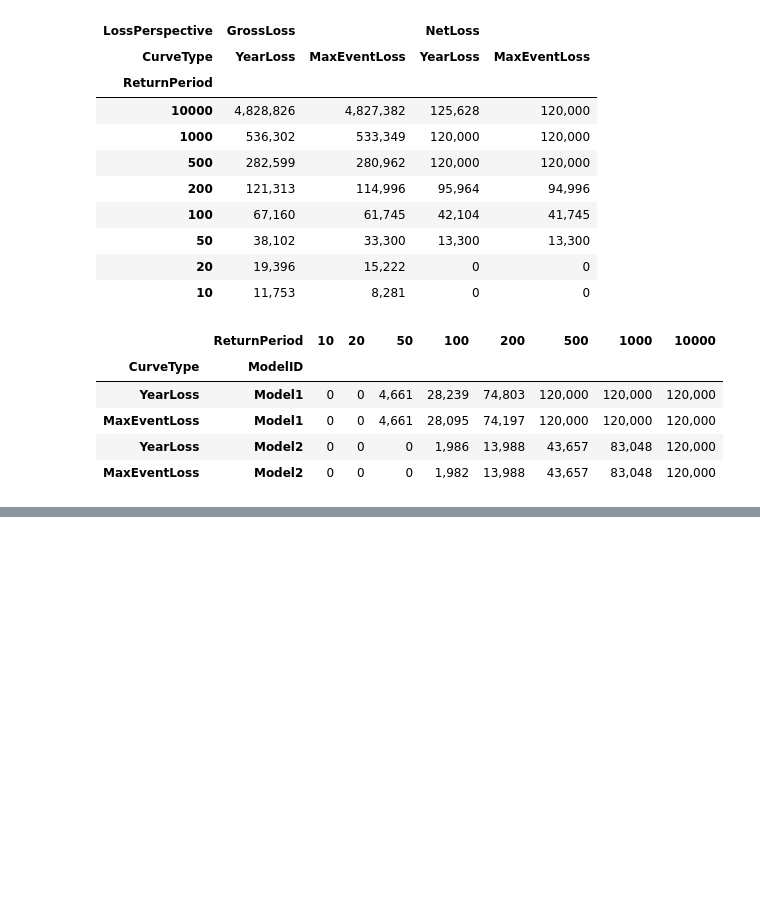
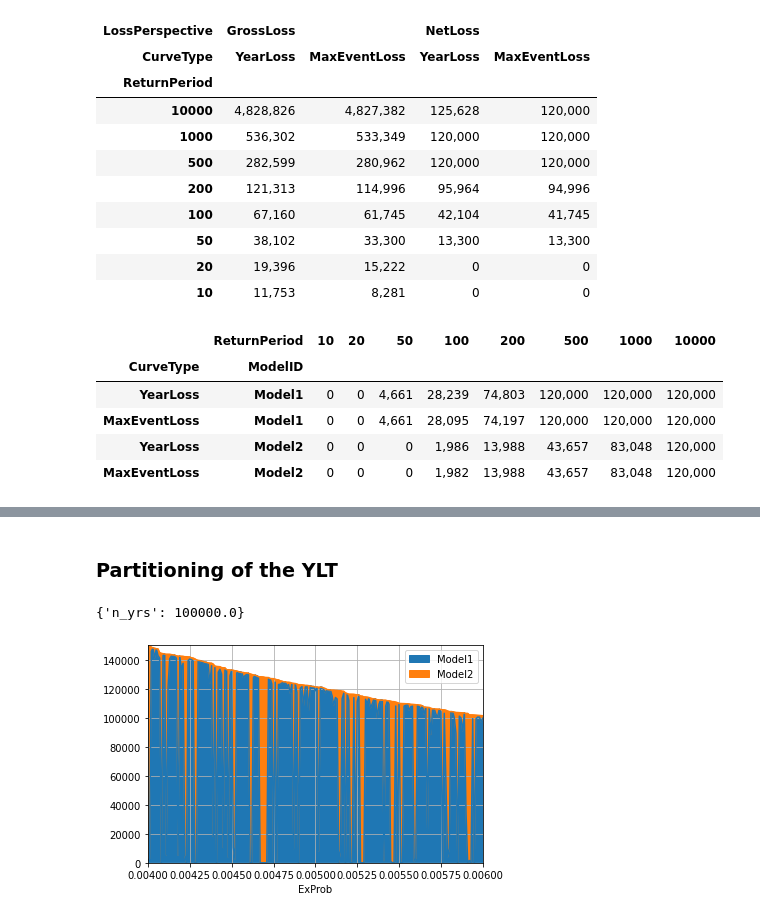
Before and after one commit to iwbailey/pandas-ylt, a Jupyter notebook: examples.ipynb, the cells around one changed output, grey strips where cells are left out. Drawn from its saved outputs; the diff is of its cells as text; code cells hidden in the pictures; blank space fills up the shorter version.

```diff
--- a/examples.ipynb
+++ b/examples.ipynb
@@ -194,3 +199,26 @@ yelts['NetLoss'].yel.to_ep_summaries(return_periods[::-1], is_oep=True, is_aep=T
 |  |  | Model2 | 6,418 | 9,693 | 16,499 | 24,910 | 37,104 | 66,841 | 105,568 | ... |
 | NetLoss | YearLoss | Model1 | 0 | 0 | 4,661 | 28,239 | 74,803 | 120,000 | 120,000 | ... |
 |  |  | Model2 | 0 | 0 | 0 | 1,986 | 13,988 | 43,657 | 83,048 | ... |
+# %% [markdown]
+### Partitioning of the YLT
+# %%
+ylt_bymodel = (yelts['GrossLoss'].yel
+               .to_ylt_subsets(splitby='ModelID')
+               )
+ylt_bymodel.attrs
+# %% [output]
+{'n_yrs': 100000.0}
+# %%
+from matplotlib import pyplot as plt
+
+fig, ax = plt.subplots(1)
+(ylt_bymodel
+ .join(yelts['GrossLoss'].yel.to_ylt().yl.exprob())
+ .sort_values('ExProb', ascending=True)
+ .plot.area(x='ExProb', ax=ax)
+)
+ax.set(xlim=(0.004, 0.006), ylim=(0, 150e3))
+ax.grid(True)
+plt.show()
+# %% [output]
+[figure, added]
```
Also changed, not shown: parts of 7 cells of this notebook.
